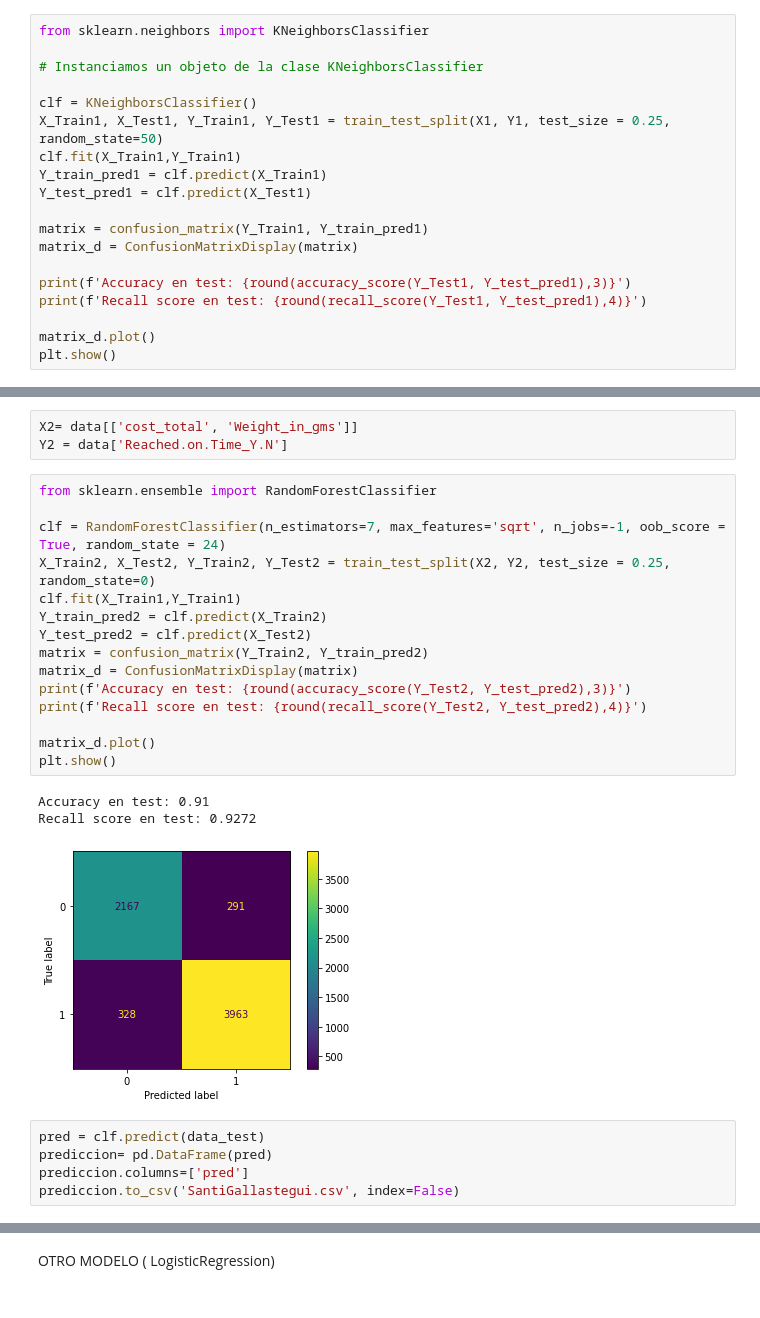
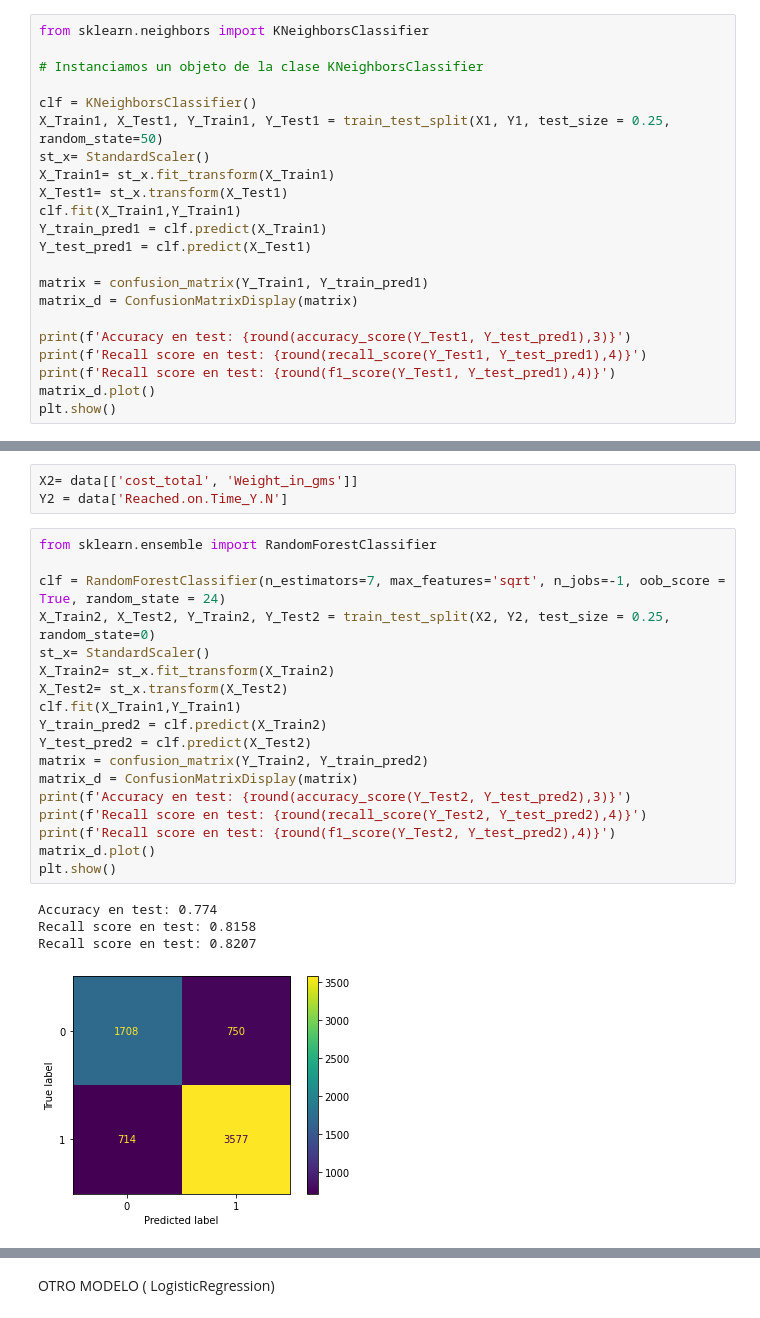
Before and after one commit to SantiGallastegui/Proyecto-Datathon, a Jupyter notebook: AnalisEDA.ipynb, the cells around one changed output, grey strips where cells are left out. Saved outputs shown, nothing was run; the diff lists cells and outputs as text.

```diff
--- a/AnalisEDA.ipynb
+++ b/AnalisEDA.ipynb
@@ -283,6 +286,9 @@ from sklearn.neighbors import KNeighborsClassifier
 
 clf = KNeighborsClassifier()
 X_Train1, X_Test1, Y_Train1, Y_Test1 = train_test_split(X1, Y1, test_size = 0.25, random_state=50)
+st_x= StandardScaler()
+X_Train1= st_x.fit_transform(X_Train1)
+X_Test1= st_x.transform(X_Test1)
 clf.fit(X_Train1,Y_Train1)
 Y_train_pred1 = clf.predict(X_Train1)
 Y_test_pred1 = clf.predict(X_Test1)
@@ -292,7 +298,7 @@ matrix_d = ConfusionMatrixDisplay(matrix)
 
 print(f'Accuracy en test: {round(accuracy_score(Y_Test1, Y_test_pred1),3)}')
 print(f'Recall score en test: {round(recall_score(Y_Test1, Y_test_pred1),4)}')
-
+print(f'Recall score en test: {round(f1_score(Y_Test1, Y_test_pred1),4)}')
 matrix_d.plot()
 plt.show()
 # %% [output]
@@ -307,24 +314,23 @@ Y2 = data['Reached.on.Time_Y.N']
 # %%
 from sklearn.ensemble import RandomForestClassifier
 
 clf = RandomForestClassifier(n_estimators=7, max_features='sqrt', n_jobs=-1, oob_score = True, random_state = 24)
 X_Train2, X_Test2, Y_Train2, Y_Test2 = train_test_split(X2, Y2, test_size = 0.25, random_state=0)
+st_x= StandardScaler()
+X_Train2= st_x.fit_transform(X_Train2)
+X_Test2= st_x.transform(X_Test2)
 clf.fit(X_Train1,Y_Train1)
 Y_train_pred2 = clf.predict(X_Train2)
 Y_test_pred2 = clf.predict(X_Test2)
 matrix = confusion_matrix(Y_Train2, Y_train_pred2)
 matrix_d = ConfusionMatrixDisplay(matrix)
 print(f'Accuracy en test: {round(accuracy_score(Y_Test2, Y_test_pred2),3)}')
 print(f'Recall score en test: {round(recall_score(Y_Test2, Y_test_pred2),4)}')
-
+print(f'Recall score en test: {round(f1_score(Y_Test2, Y_test_pred2),4)}')
 matrix_d.plot()
 plt.show()
 # %% [output]
-Accuracy en test: 0.91
-Recall score en test: 0.9272
+Accuracy en test: 0.774
+Recall score en test: 0.8158
+Recall score en test: 0.8207
-[figure, old version]
+[figure, new version]
-# %%
-pred = clf.predict(data_test)
-prediccion= pd.DataFrame(pred)
-prediccion.columns=['pred']
-prediccion.to_csv('SantiGallastegui.csv', index=False)
```
Also changed, not shown: parts of 31 cells of this notebook, 2 other files.
